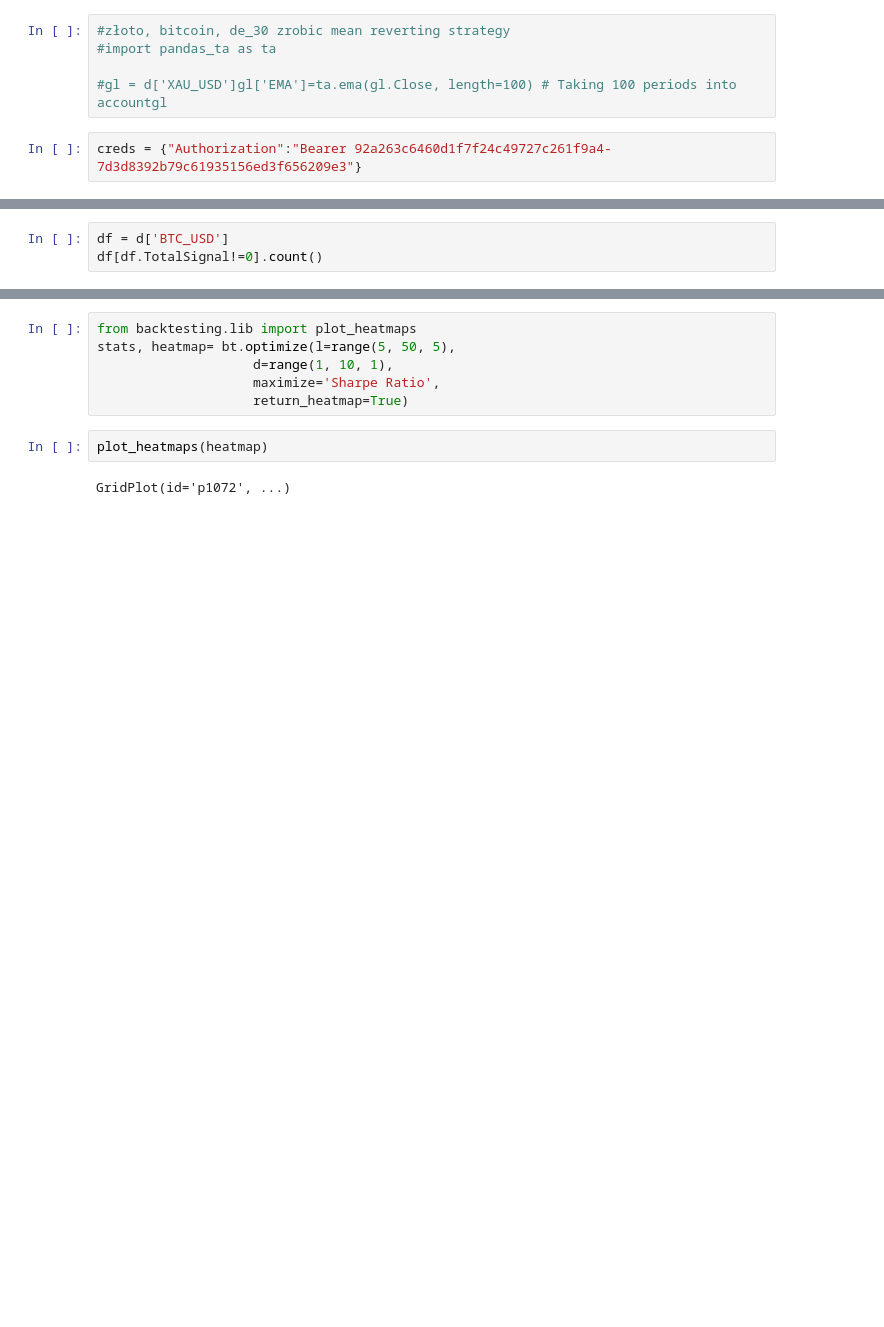
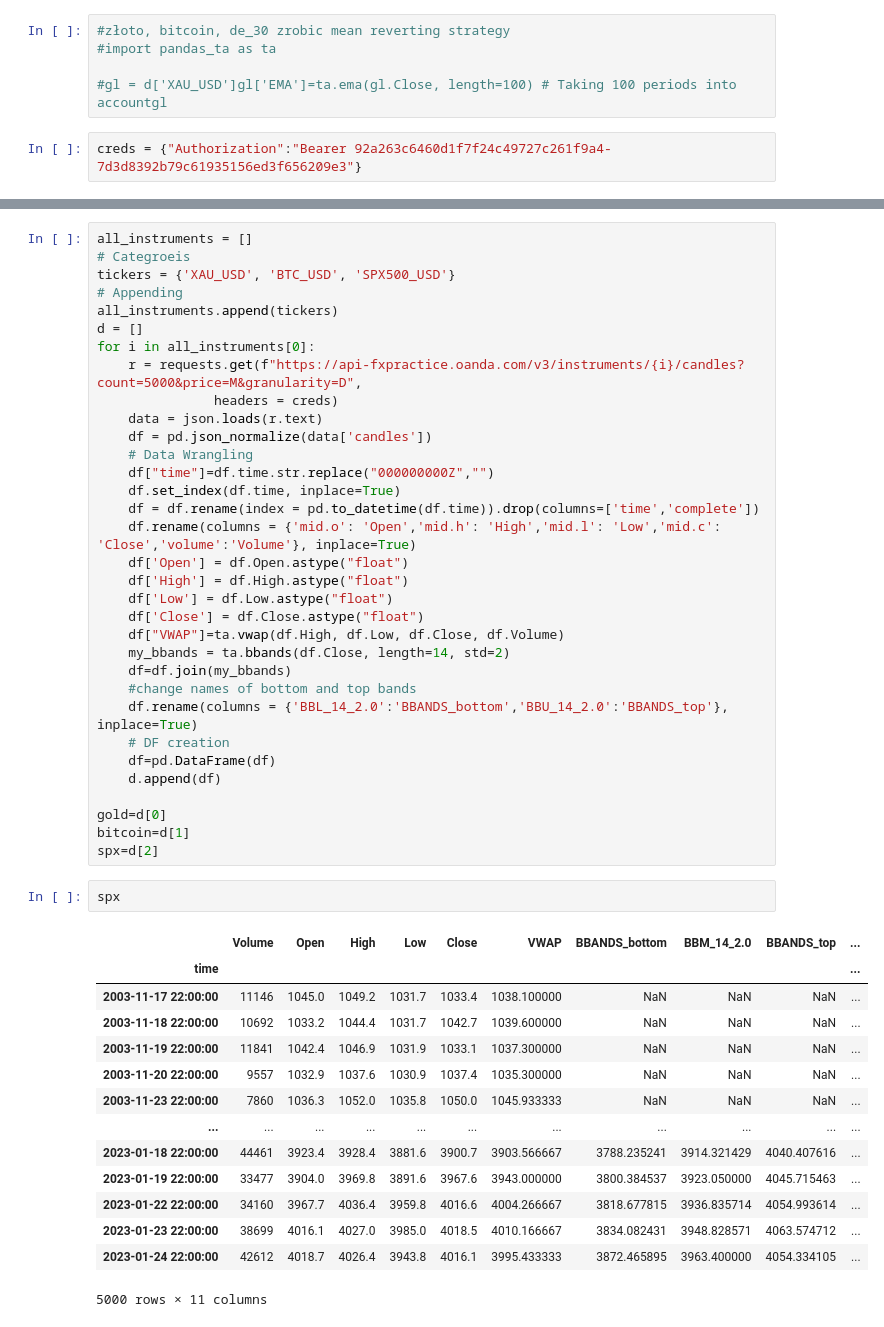
Before and after one commit to zapasek1/AlgorithmicTradin, a Jupyter notebook: final_project.ipynb, the cells around one changed output, grey strips where cells are left out. Drawn from its saved outputs; the diff is of its cells as text; blank space fills up the shorter version.

```diff
--- a/final_project.ipynb
+++ b/final_project.ipynb
@@ -151,3 +32,0 @@ d['BTC_USD']
-# %%
-df = d['BTC_USD']
-df[df.TotalSignal!=0].count()
@@ -218,10 +33,50 @@ GridPlot(id='p1636', ...)
-# %%
-from backtesting.lib import plot_heatmaps
-stats, heatmap= bt.optimize(l=range(5, 50, 5),
-                    d=range(1, 10, 1),
-                    maximize='Sharpe Ratio',
-                    return_heatmap=True)
-# %%
-plot_heatmaps(heatmap)
-# %% [output]
-GridPlot(id='p1072', ...)
+# %%
+all_instruments = []
+# Categroeis
+tickers = {'XAU_USD', 'BTC_USD', 'SPX500_USD'}
+# Appending
+all_instruments.append(tickers)
+d = []
+for i in all_instruments[0]:
+    r = requests.get(f"https://api-fxpractice.oanda.com/v3/instruments/{i}/candles?count=5000&price=M&granularity=D",
+               headers = creds)
+    data = json.loads(r.text)
+    df = pd.json_normalize(data['candles'])
+    # Data Wrangling
+    df["time"]=df.time.str.replace("000000000Z","")
+    df.set_index(df.time, inplace=True)
+    df = df.rename(index = pd.to_datetime(df.time)).drop(columns=['time','complete'])
+    df.rename(columns = {'mid.o': 'Open','mid.h': 'High','mid.l': 'Low','mid.c': 'Close','volume':'Volume'}, inplace=True)
+    df['Open'] = df.Open.astype("float")
+    df['High'] = df.High.astype("float")
+    df['Low'] = df.Low.astype("float")
+    df['Close'] = df.Close.astype("float")
+    df["VWAP"]=ta.vwap(df.High, df.Low, df.Close, df.Volume)
+    my_bbands = ta.bbands(df.Close, length=14, std=2)
+    df=df.join(my_bbands)
+    #change names of bottom and top bands
+    df.rename(columns = {'BBL_14_2.0':'BBANDS_bottom','BBU_14_2.0':'BBANDS_top'}, inplace=True)
+    # DF creation
+    df=pd.DataFrame(df)
+    d.append(df)
+
+gold=d[0]
+bitcoin=d[1]
+spx=d[2]
+# %%
+spx
+# %% [output]
+|  | Volume | Open | High | Low | Close | VWAP | BBANDS_bottom | BBM_14_2.0 | BBANDS_top | ... |
+| time |  |  |  |  |  |  |  |  |  | ... |
+| 2003-11-17 22:00:00 | 11146 | 1045.0 | 1049.2 | 1031.7 | 1033.4 | 1038.100000 | NaN | NaN | NaN | ... |
+| 2003-11-18 22:00:00 | 10692 | 1033.2 | 1044.4 | 1031.7 | 1042.7 | 1039.600000 | NaN | NaN | NaN | ... |
+| 2003-11-19 22:00:00 | 11841 | 1042.4 | 1046.9 | 1031.9 | 1033.1 | 1037.300000 | NaN | NaN | NaN | ... |
+| 2003-11-20 22:00:00 | 9557 | 1032.9 | 1037.6 | 1030.9 | 1037.4 | 1035.300000 | NaN | NaN | NaN | ... |
+| 2003-11-23 22:00:00 | 7860 | 1036.3 | 1052.0 | 1035.8 | 1050.0 | 1045.933333 | NaN | NaN | NaN | ... |
+| ... | ... | ... | ... | ... | ... | ... | ... | ... | ... | ... |
+| 2023-01-18 22:00:00 | 44461 | 3923.4 | 3928.4 | 3881.6 | 3900.7 | 3903.566667 | 3788.235241 | 3914.321429 | 4040.407616 | ... |
+| 2023-01-19 22:00:00 | 33477 | 3904.0 | 3969.8 | 3891.6 | 3967.6 | 3943.000000 | 3800.384537 | 3923.050000 | 4045.715463 | ... |
+| 2023-01-22 22:00:00 | 34160 | 3967.7 | 4036.4 | 3959.8 | 4016.6 | 4004.266667 | 3818.677815 | 3936.835714 | 4054.993614 | ... |
+| 2023-01-23 22:00:00 | 38699 | 4016.1 | 4027.0 | 3985.0 | 4018.5 | 4010.166667 | 3834.082431 | 3948.828571 | 4063.574712 | ... |
+| 2023-01-24 22:00:00 | 42612 | 4018.7 | 4026.4 | 3943.8 | 4016.1 | 3995.433333 | 3872.465895 | 3963.400000 | 4054.334105 | ... |
+5000 rows × 11 columns
```
Also changed, not shown: parts of 52 cells of this notebook, 5 other files.
